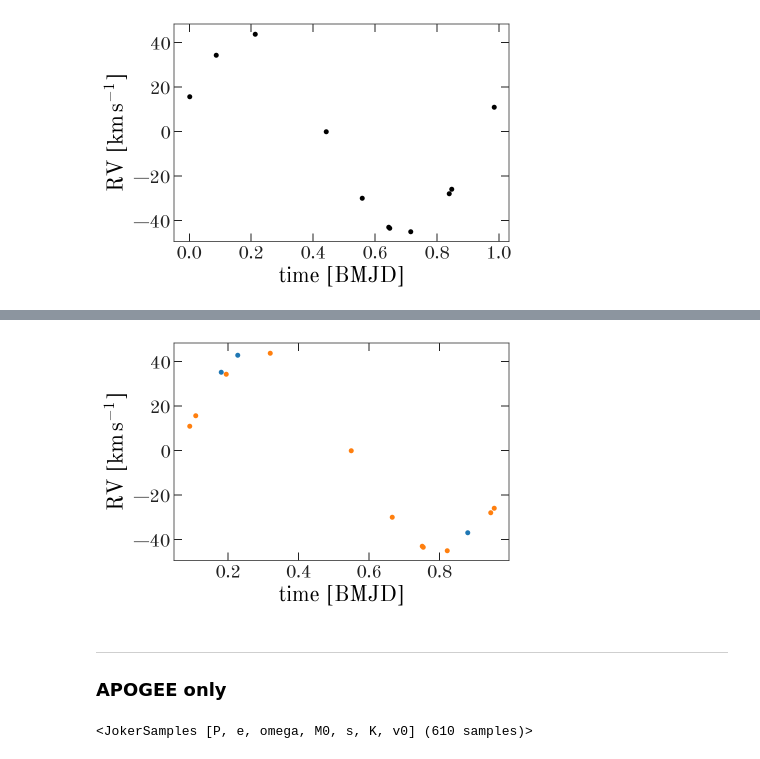
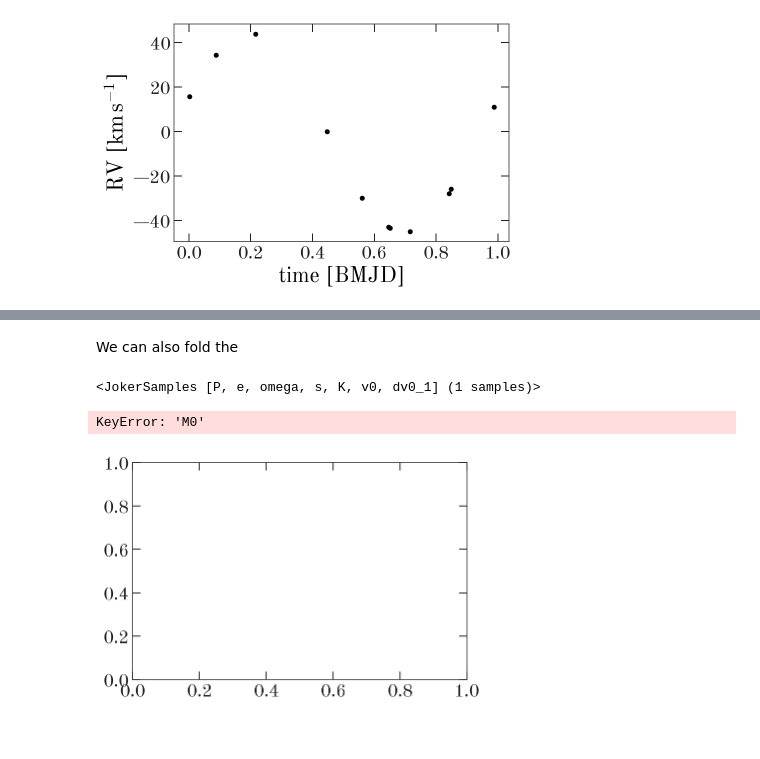
Before and after one commit to adrn/thejoker, a Jupyter notebook: docs/examples/Thompson-black-hole.ipynb, the cells around one changed output, grey strips where cells are left out. Cells and saved outputs as stored; diff of their text form; code cells hidden in the pictures.

```diff
--- a/docs/examples/Thompson-black-hole.ipynb
+++ b/docs/examples/Thompson-black-hole.ipynb
@@ -240,0 +213,3 @@ mcmc_samples = joker.trace_to_samples(trace)
+# %%
+for d in data:
+    _ = d.plot(color=None, phase_fold=np.mean(samples['P']))
@@ -240,0 +222,20 @@ mcmc_samples = joker.trace_to_samples(trace)
+# %%
+with pm.Model() as model:
+    # The parameter that represents the constant velocity offset between
+    # APOGEE and TRES:
+    dv0_1 = xu.with_unit(pm.Normal('dv0_1', 0, 5.),
+                         u.km/u.s)
+
+    # The same extra uncertainty parameter as previously defined
+    s = xu.with_unit(pm.Lognormal('s', -2, 1),
+                     u.km/u.s)
+
+    prior_joint = tj.JokerPrior.default(
+        P_min=16*u.day, P_max=128*u.day,
+        sigma_K0=30*u.km/u.s, P0=1*u.year,
+        sigma_v=25*u.km/u.s,
+        v0_offsets=[dv0_1],
+        s=s
+    )
+
+prior_samples_joint = prior_joint.sample(size=10_000_000, random_state=rnd)
@@ -240,0 +260,5 @@ mcmc_samples = joker.trace_to_samples(trace)
+# %%
+with pm.Model():
+    s = pm.Lognormal('s', -3, 1)
+plt.hist(pm.distributions.draw_values([s], size=100000)[0],
+         bins=np.linspace(0, 1, 128));
@@ -240,0 +363,3 @@ mcmc_samples = joker.trace_to_samples(trace)
+# %%
+mcmc_samples = joker_mcmc.trace_to_samples(trace)
+mcmc_samples.wrap_K()
@@ -246,10 +391,21 @@ _ = corner.corner(df)
+# %% [markdown]
+We can also fold the
+# %%
+median_sample
+# %% [output]
+<JokerSamples [P, e, omega, s, K, v0, dv0_1] (1 samples)>
 # %%
-P = mcmc_samples.mean()['P'][0]
+median_sample = mcmc_samples.median()
+
+fig, ax = plt.subplots()
+
+phase_grid = np.linspace(0, 1, 256)
+orbit = median_sample.get_orbit()
+ax.plot(phase_grid, orbit.radial_velocity(t0 + phase_grid*P),
+        marker='', lw=1, color='k', alpha=0.5)
+
 for d in data:
-    _ = d.plot(color=None, phase_fold=P)
+    _ = d.plot(color=None, phase_fold=median_sample['P'][0])
 # %% [output]
+KeyError: 'M0'
-[figure, old version]
+[figure, new version]
-# %% [markdown]
----
-
-### APOGEE only
@@ -277,4 +411,0 @@ with MultiPool() as pool:
-# %%
-samples
-# %% [output]
-<JokerSamples [P, e, omega, M0, s, K, v0] (610 samples)>
```
Also changed, not shown: parts of 71 cells of this notebook, 1 other file.
